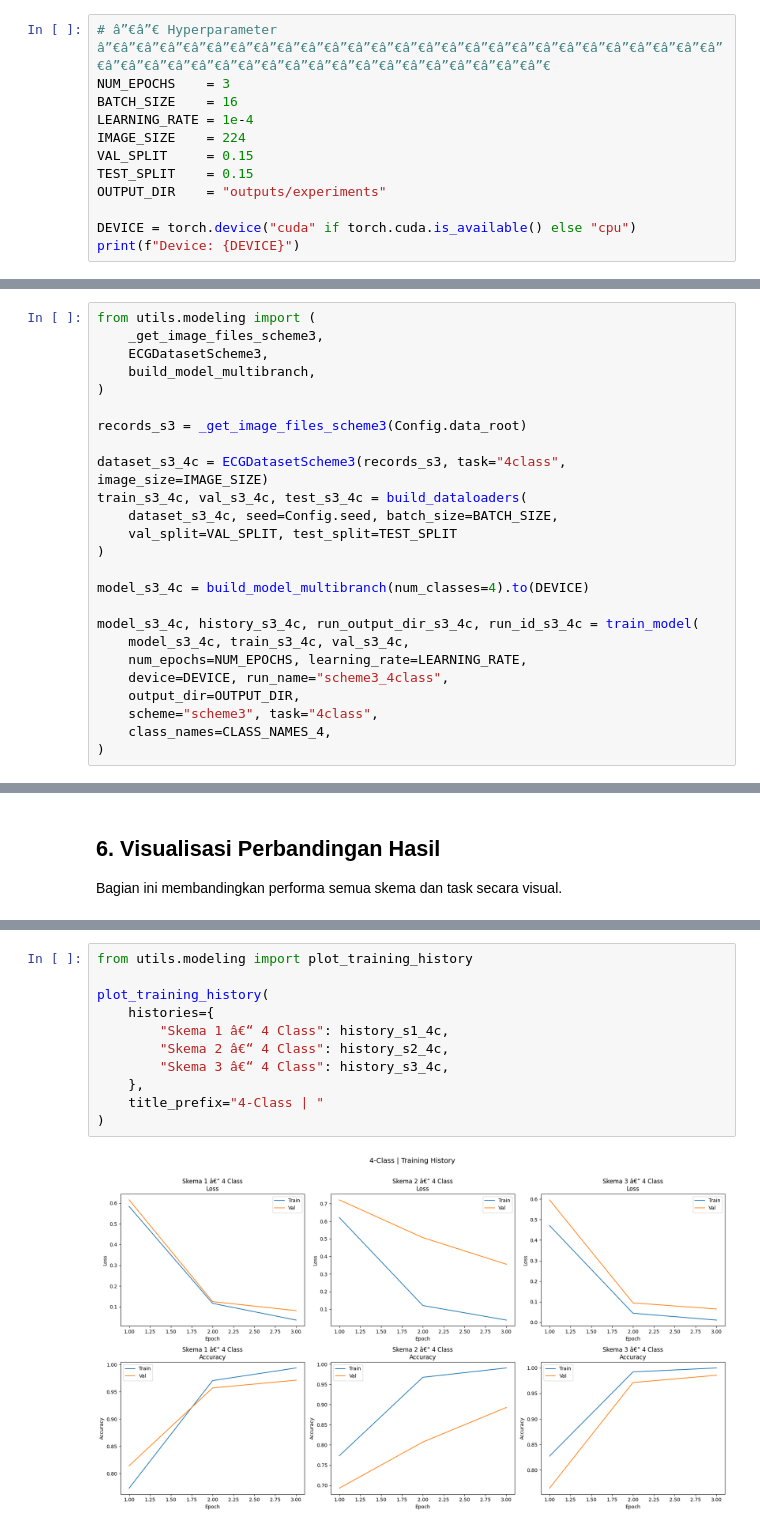
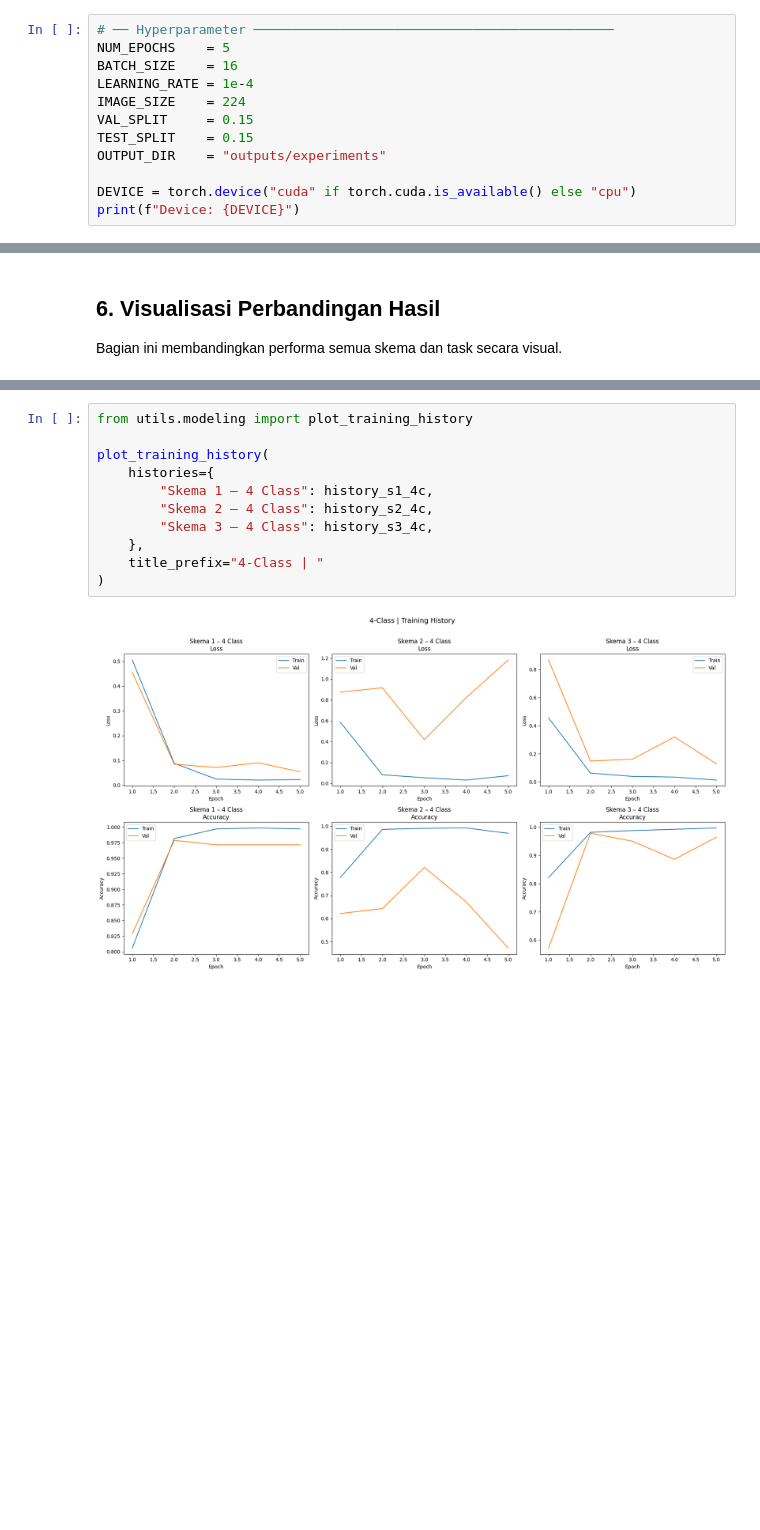
Before and after one commit to AbiyaMakruf/TelUxMMU-Research-CardiacData, a Jupyter notebook: notebook-modeling.ipynb, the cells around one changed output, grey strips where cells are left out. Drawn from its saved outputs; the diff is of its cells as text; blank space fills up the shorter version.

```diff
--- a/notebook-modeling.ipynb
+++ b/notebook-modeling.ipynb
@@ -32,8 +32,8 @@ else:
 GPU: NVIDIA GeForce RTX 5070 Ti
 Memory: 17.1 GB
 # %%
-# â”€â”€ Hyperparameter â”€â”€â”€â”€â”€â”€â”€â”€â”€â”€â”€â”€â”€â”€â”€â”€â”€â”€â”€â”€â”€â”€â”€â”€â”€â”€â”€â”€â”€â”€â”€â”€â”€â”€â”€â”€â”€â”€â”€â”€â”€â”€â”€â”€â”€â”€
-NUM_EPOCHS    = 3
+# ── Hyperparameter ──────────────────────────────────────────────
+NUM_EPOCHS    = 5
 BATCH_SIZE    = 16
 LEARNING_RATE = 1e-4
 IMAGE_SIZE    = 224
@@ -518,25 +355,0 @@ Test confusion matrix saved to: outputs/experiments\scheme3_4class_20260419_1743
-# %%
-from utils.modeling import (
-    _get_image_files_scheme3,
-    ECGDatasetScheme3,
-    build_model_multibranch,
-)
-
-records_s3 = _get_image_files_scheme3(Config.data_root)
-
-dataset_s3_4c = ECGDatasetScheme3(records_s3, task="4class", image_size=IMAGE_SIZE)
-train_s3_4c, val_s3_4c, test_s3_4c = build_dataloaders(
-    dataset_s3_4c, seed=Config.seed, batch_size=BATCH_SIZE,
-    val_split=VAL_SPLIT, test_split=TEST_SPLIT
-)
-
-model_s3_4c = build_model_multibranch(num_classes=4).to(DEVICE)
-
-model_s3_4c, history_s3_4c, run_output_dir_s3_4c, run_id_s3_4c = train_model(
-    model_s3_4c, train_s3_4c, val_s3_4c,
-    num_epochs=NUM_EPOCHS, learning_rate=LEARNING_RATE,
-    device=DEVICE, run_name="scheme3_4class",
-    output_dir=OUTPUT_DIR,
-    scheme="scheme3", task="4class",
-    class_names=CLASS_NAMES_4,
-)
@@ -696,14 +450,14 @@ Bagian ini membandingkan performa semua skema dan task secara visual.
 # %%
 from utils.modeling import plot_training_history
 
 plot_training_history(
     histories={
-        "Skema 1 â€“ 4 Class": history_s1_4c,
-        "Skema 2 â€“ 4 Class": history_s2_4c,
-        "Skema 3 â€“ 4 Class": history_s3_4c,
+        "Skema 1 – 4 Class": history_s1_4c,
+        "Skema 2 – 4 Class": history_s2_4c,
+        "Skema 3 – 4 Class": history_s3_4c,
     },
     title_prefix="4-Class | "
 )
 # %% [output]
-[figure, old version]
+[figure, new version]
 # %% [markdown]
```
Also changed, not shown: parts of 35 cells of this notebook, 1 other file.
